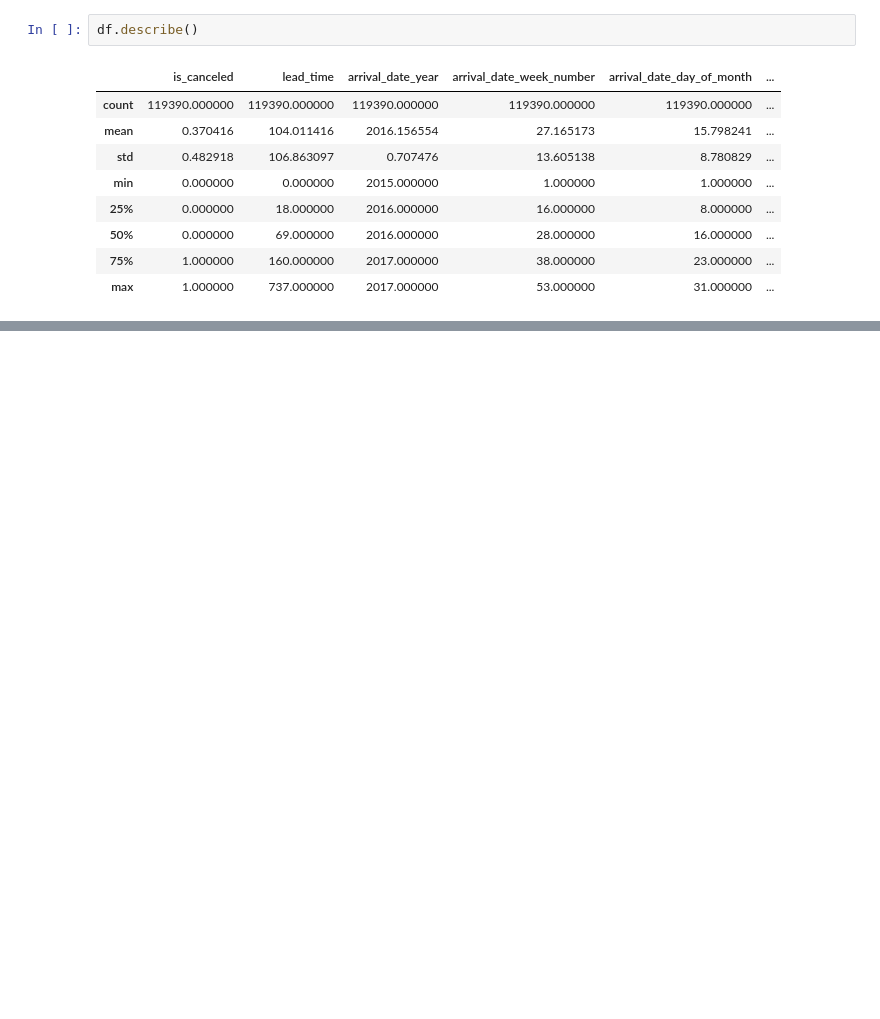
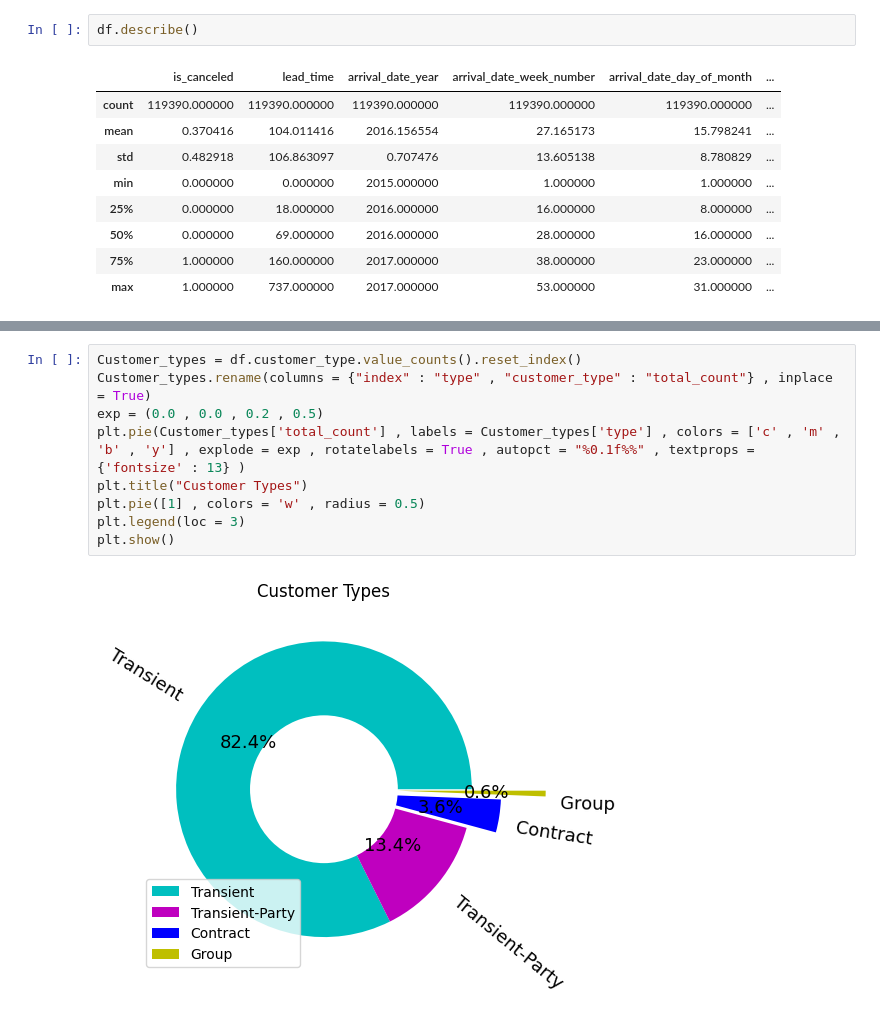
Before and after one commit to dil150898/Airbnb-EDA, a Jupyter notebook: Hotel_Booking_Analysis_Capstone_Project.ipynb, the cells around one changed output, grey strips where cells are left out. Cells and saved outputs as stored; diff of their text form; blank space fills up the shorter version.

```diff
--- a/Hotel_Booking_Analysis_Capstone_Project.ipynb
+++ b/Hotel_Booking_Analysis_Capstone_Project.ipynb
@@ -149,0 +261,11 @@ array(['Transient', 'Contract', 'Transient-Party', 'Group'], dtype=object)
+# %%
+Customer_types = df.customer_type.value_counts().reset_index()
+Customer_types.rename(columns = {"index" : "type" , "customer_type" : "total_count"} , inplace = True)
+exp = (0.0 , 0.0 , 0.2 , 0.5)
+plt.pie(Customer_types['total_count'] , labels = Customer_types['type'] , colors = ['c' , 'm' , 'b' , 'y'] , explode = exp , rotatelabels = True , autopct = "%0.1f%%" , textprops = {'fontsize' : 13} )
+plt.title("Customer Types")
+plt.pie([1] , colors = 'w' , radius = 0.5)
+plt.legend(loc = 3)
+plt.show()
+# %% [output]
+[figure, added]
```
Also changed, not shown: parts of 31 cells of this notebook.
